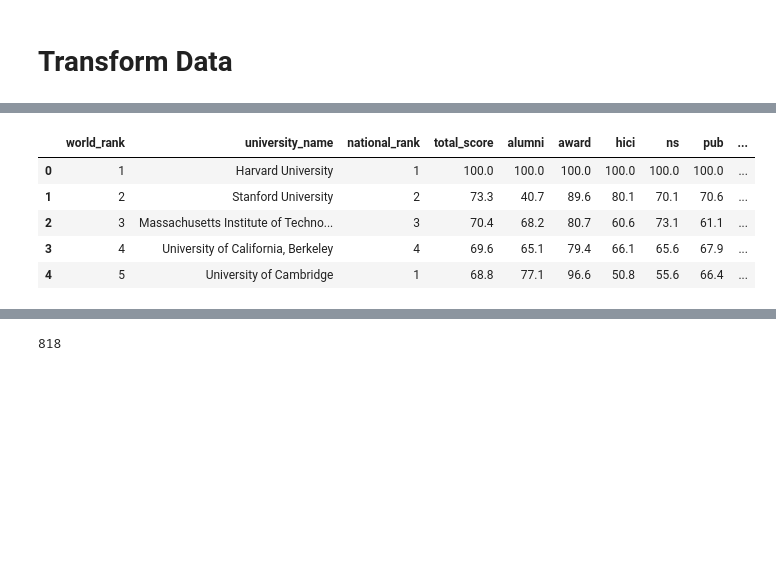
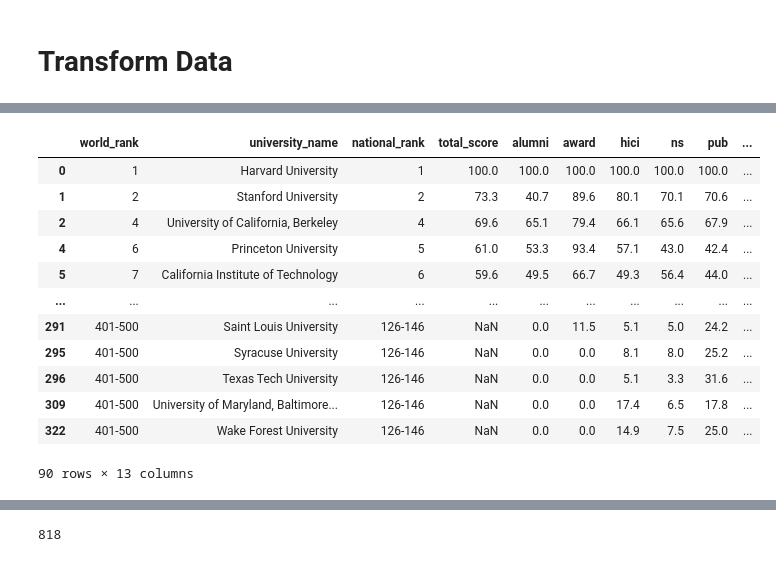
Before and after one commit to tracygoznikar/ETL_Project, a Jupyter notebook: world_rankings.ipynb, the cells around one changed output, grey strips where cells are left out. Drawn from its saved outputs; the diff is of its cells as text; code cells hidden in the pictures; blank space fills up the shorter version.

Commit message:
- Finalizes shanghai ranking dataframe

```diff
--- a/world_rankings.ipynb
+++ b/world_rankings.ipynb
@@ -95,21 +95,31 @@ cwur_USA.head()
 # %%
 shanghai_rankyear = shanghai_df.loc[(shanghai_df['year']>=2012) & (shanghai_df['year']>=2015)]
 shanghai_rankyear.head()
 
-# Merge with xwalk_df to add country
-shanghai_merge=pd.merge(shanghai_rankyear,xwalk_df,left_on="university_name",right_on='school_name',how='left')
-shanghai_merge.head()
+# Merge with xwalk_df to add country (inner join)
+shanghai_merge=pd.merge(shanghai_rankyear,xwalk_df,left_on="university_name",right_on='school_name')
+
+shanghai_merge_US_df=shanghai_merge.loc[(shanghai_merge['country']=='United States of America')]
+
+shanghai_merge_US_df
 
 # school_data_complete_df = pd.merge(student_data_df, school_data_df, how="left", on=["school_name", "school_name"])
 
 # county_rename.set_index("id",inplace=True)
 # %% [output]
 |  | world_rank | university_name | national_rank | total_score | alumni | award | hici | ns | pub | ... |
 | 0 | 1 | Harvard University | 1 | 100.0 | 100.0 | 100.0 | 100.0 | 100.0 | 100.0 | ... |
 | 1 | 2 | Stanford University | 2 | 73.3 | 40.7 | 89.6 | 80.1 | 70.1 | 70.6 | ... |
-| 2 | 3 | Massachusetts Institute of Techno... | 3 | 70.4 | 68.2 | 80.7 | 60.6 | 73.1 | 61.1 | ... |
-| 3 | 4 | University of California, Berkeley | 4 | 69.6 | 65.1 | 79.4 | 66.1 | 65.6 | 67.9 | ... |
-| 4 | 5 | University of Cambridge | 1 | 68.8 | 77.1 | 96.6 | 50.8 | 55.6 | 66.4 | ... |
+| 2 | 4 | University of California, Berkeley | 4 | 69.6 | 65.1 | 79.4 | 66.1 | 65.6 | 67.9 | ... |
+| 4 | 6 | Princeton University | 5 | 61.0 | 53.3 | 93.4 | 57.1 | 43.0 | 42.4 | ... |
+| 5 | 7 | California Institute of Technology | 6 | 59.6 | 49.5 | 66.7 | 49.3 | 56.4 | 44.0 | ... |
+| ... | ... | ... | ... | ... | ... | ... | ... | ... | ... | ... |
+| 291 | 401-500 | Saint Louis University | 126-146 | NaN | 0.0 | 11.5 | 5.1 | 5.0 | 24.2 | ... |
+| 295 | 401-500 | Syracuse University | 126-146 | NaN | 0.0 | 0.0 | 8.1 | 8.0 | 25.2 | ... |
+| 296 | 401-500 | Texas Tech University | 126-146 | NaN | 0.0 | 0.0 | 5.1 | 3.3 | 31.6 | ... |
+| 309 | 401-500 | University of Maryland, Baltimore... | 126-146 | NaN | 0.0 | 0.0 | 17.4 | 6.5 | 17.8 | ... |
+| 322 | 401-500 | Wake Forest University | 126-146 | NaN | 0.0 | 0.0 | 14.9 | 7.5 | 25.0 | ... |
+90 rows × 13 columns
 # %%
 shanghai_rankyear.head()
 # %% [output]
```
Also changed, not shown: parts of 1 cell of this notebook.
